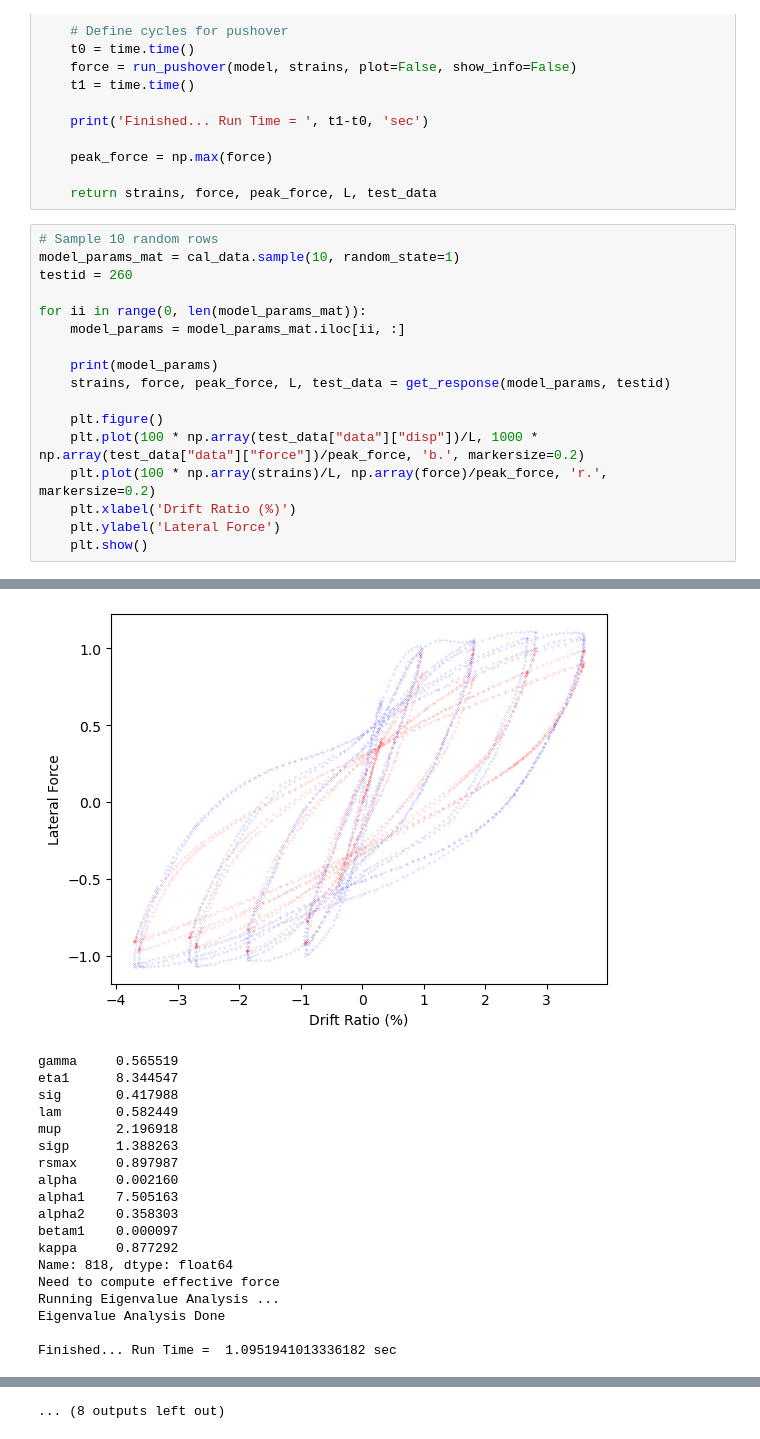
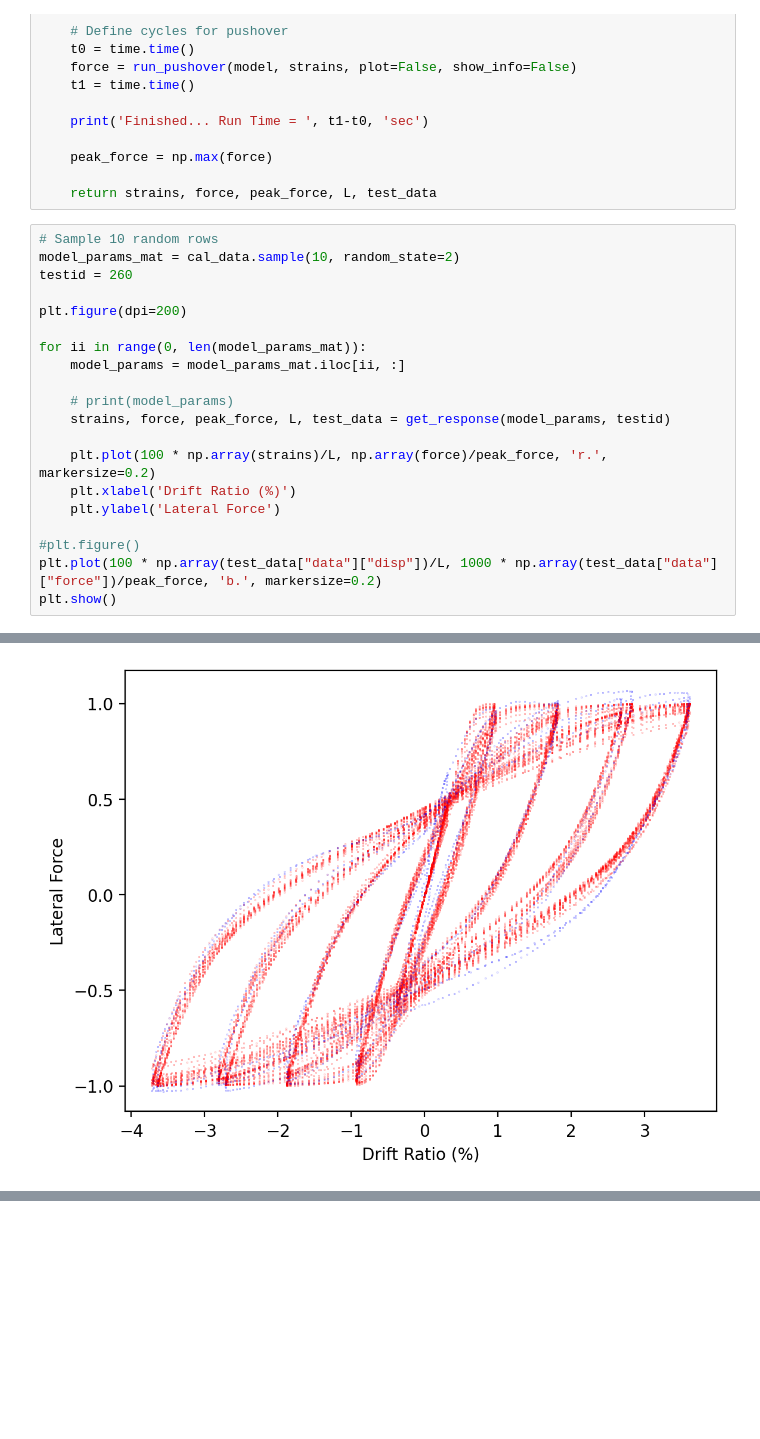
Before and after one commit to migagf/RC_Column_Model, a Jupyter notebook: plot_final_calibrations.ipynb, the cells around one changed output, grey strips where cells are left out. Saved outputs shown, nothing was run; the diff lists cells and outputs as text; blank space fills up the shorter version.

```diff
--- a/plot_final_calibrations.ipynb
+++ b/plot_final_calibrations.ipynb
@@ -120,19 +120,22 @@ def get_response(model_params, testid):
     return strains, force, peak_force, L, test_data
 # %%
 # Sample 10 random rows
-model_params_mat = cal_data.sample(10, random_state=1)
+model_params_mat = cal_data.sample(10, random_state=2)
 testid = 260
+
+plt.figure(dpi=200)
 
 for ii in range(0, len(model_params_mat)):
     model_params = model_params_mat.iloc[ii, :]
 
-    print(model_params)
+    # print(model_params)
     strains, force, peak_force, L, test_data = get_response(model_params, testid)
 
-    plt.figure()
-    plt.plot(100 * np.array(test_data["data"]["disp"])/L, 1000 * np.array(test_data["data"]["force"])/peak_force, 'b.', markersize=0.2)
     plt.plot(100 * np.array(strains)/L, np.array(force)/peak_force, 'r.', markersize=0.2)
     plt.xlabel('Drift Ratio (%)')
     plt.ylabel('Lateral Force')
-    plt.show()
+
+#plt.figure()
+plt.plot(100 * np.array(test_data["data"]["disp"])/L, 1000 * np.array(test_data["data"]["force"])/peak_force, 'b.', markersize=0.2)
+plt.show()
 # %% [output]
@@ -157,19 +159 @@ Finished... Run Time =  1.1358025074005127 sec
-[figure, old version]
+[figure, new version]
-gamma     0.565519
-eta1      8.344547
-sig       0.417988
-lam       0.582449
-mup       2.196918
-sigp      1.388263
-rsmax     0.897987
-alpha     0.002160
-alpha1    7.505163
-alpha2    0.358303
-betam1    0.000097
-kappa     0.877292
-Name: 818, dtype: float64
-Need to compute effective force
-Running Eigenvalue Analysis ...
-Eigenvalue Analysis Done
-
-Finished... Run Time =  1.0951941013336182 sec
@@ -253 +159,0 @@ Finished... Run Time =  1.0171802043914795 sec
-... (8 outputs left out)
```
Also changed, not shown: parts of 3 cells of this notebook, 3 other files.
